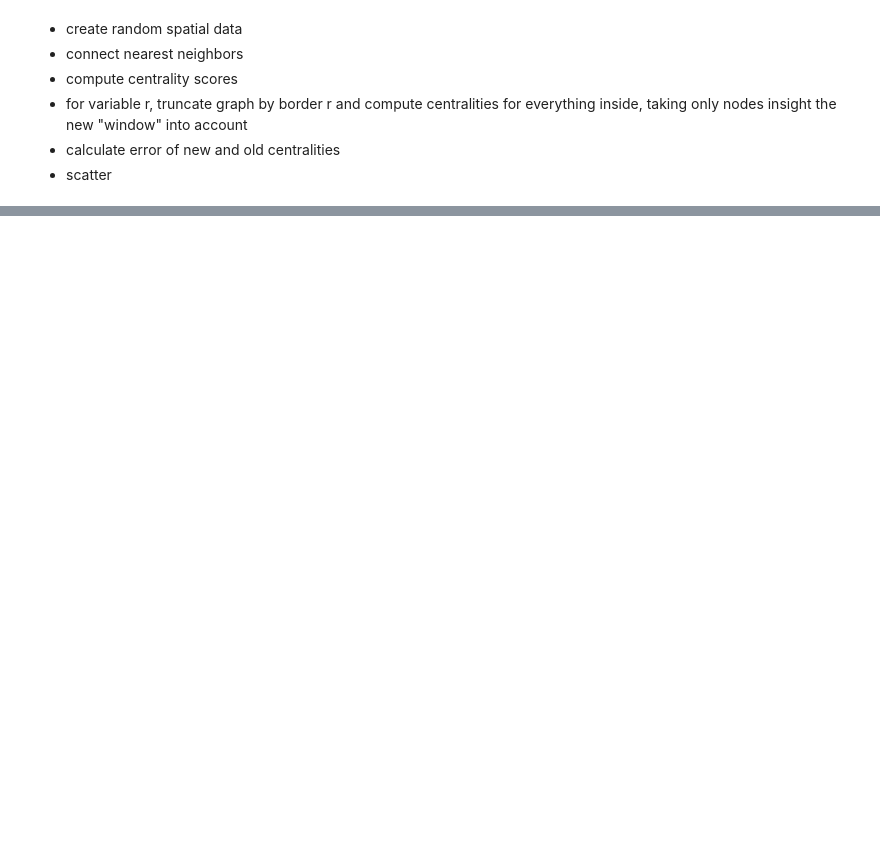
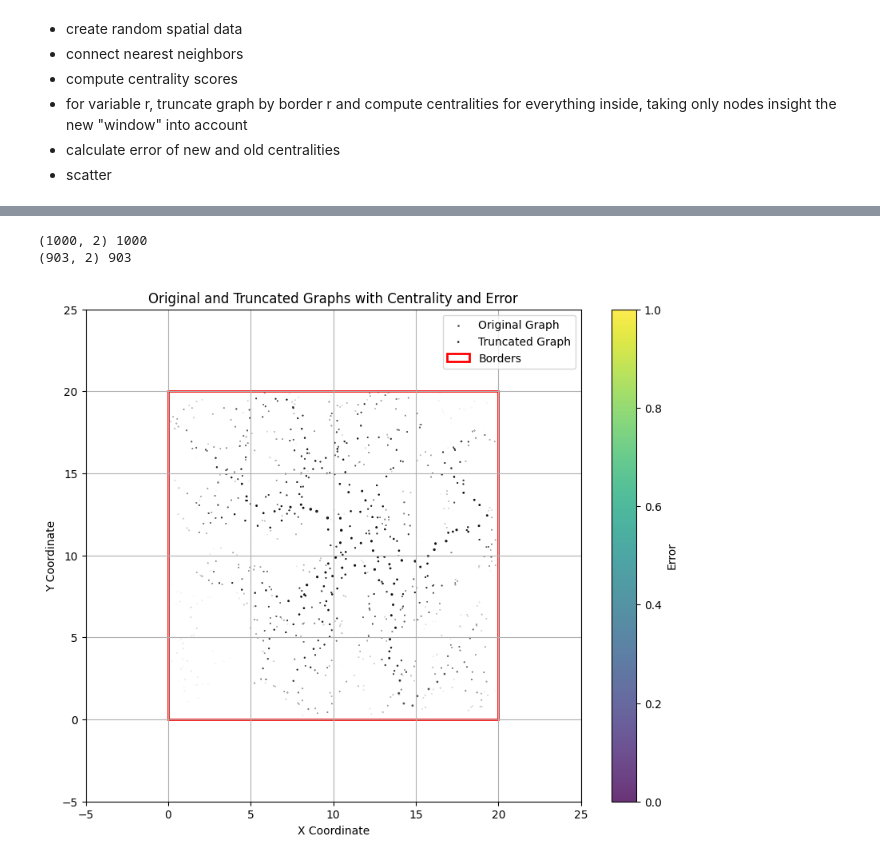
Before and after one commit to uderhardtlab/truncated_graphs, a Jupyter notebook: notebooks/first_analyses.ipynb, the cells around one changed output, grey strips where cells are left out. Saved outputs shown, nothing was run; the diff lists cells and outputs as text; code cells hidden in the pictures; blank space fills up the shorter version.

Commit message:
2nd figure

```diff
--- a/notebooks/first_analyses.ipynb
+++ b/notebooks/first_analyses.ipynb
@@ -31,7 +31,7 @@ n = 1000
 coordinates = generate_coordinates(n=1000, bounds=(0, 20))
 adata_original = create_anndata(coordinates)
 centrality_original = compute_centrality_measures(adata_original)
-borders = [1, 2, 3, 4, 5, 6, 7, 8, 9]
+borders = [0, 1] #, 2, 3, 4, 5, 6, 7, 8, 9]
 
 error_dfs = dict()
 adatas_truncated = dict()
@@ -67,4 +120,8 @@ plt.savefig(f"result_plots/{measure}.png", bbox_inches="tight")
 # %%
-plot_graphs_with_errors(adata_original, centrality_original, adatas_truncated, centralities_truncated, error_dfs)
+plot_graphs_with_errors(adata_original, centrality_original, adatas_truncated, centralities_truncated, error_dfs, border=1)
+# %% [output]
+(1000, 2) 1000
+(903, 2) 903
+[figure, added]
 # %%
 node_errors_df
```
Also changed, not shown: parts of 3 cells of this notebook.
